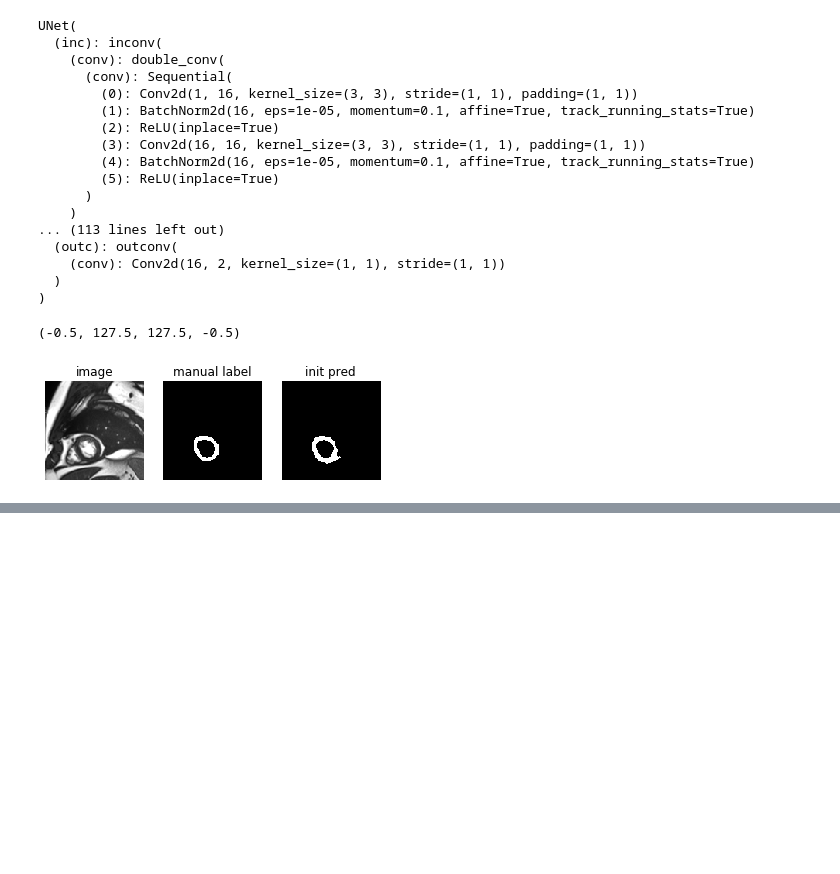
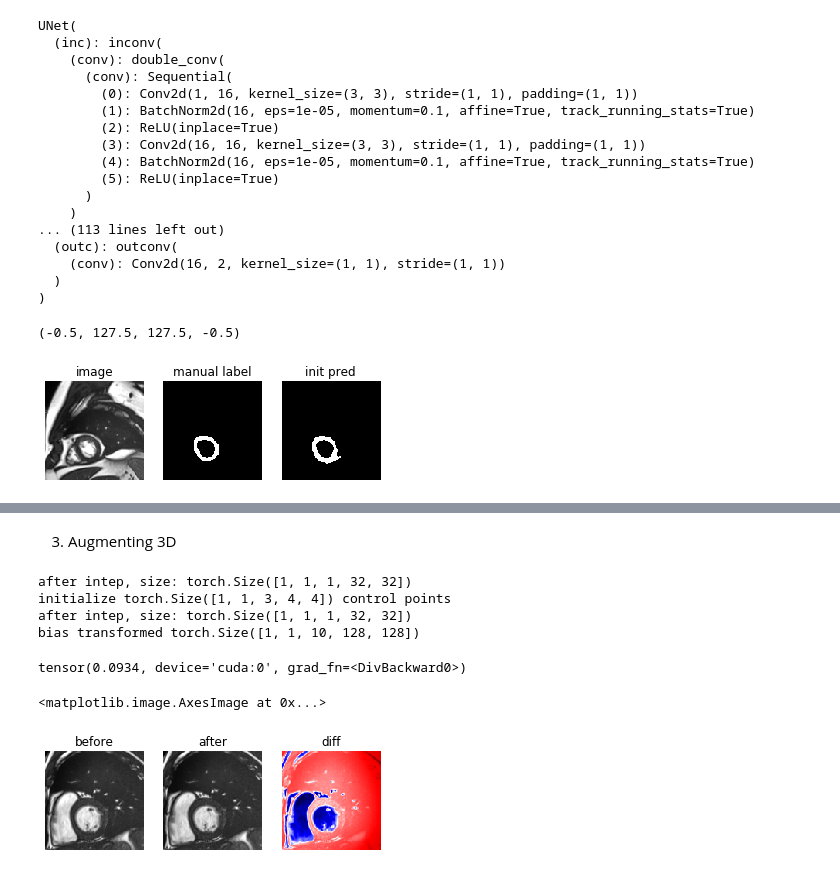
Before and after one commit to cherise215/AdvBias, a Jupyter notebook: adv_bias_field_generation.ipynb, the cells around one changed output, grey strips where cells are left out. Cells and saved outputs as stored; diff of their text form; code cells hidden in the pictures; blank space fills up the shorter version.

```diff
--- a/adv_bias_field_generation.ipynb
+++ b/adv_bias_field_generation.ipynb
@@ -295,0 +324,20 @@ AttributeError: 'builtin_function_or_method' object has no attribute 'clone'
+# %%
+## test 3D bias field augmentation (under development)
+
+from adv_bias_3d import AdvBias3D
+
+image_tensor_5d = torch.from_numpy(cropped_images[np.newaxis,np.newaxis,:,:,:]).float() ## [bs,ch,d,h,w]
+if use_gpu:
+  image_tensor_5d = image_tensor_5d.to(torch.device('cuda'))
+image_tensor_5d.requires_grad=False
+print ('input:',image_tensor_5d.size())
+bias_field_augmentor3d= AdvBias3D(
+               config_dict= {'epsilon':0.9,
+                 'control_point_spacing':[16,16,16],
+                 'downscale':4, ## increase the downscale factor to save interpolation time
+                 'data_size':[*image_tensor_5d.size()],
+                 'interpolation_order':3,
+                 'init_mode':'gaussian',
+                 'space':'log'},
+        power_iteration=False,
+        debug=True,use_gpu=use_gpu)
@@ -295,0 +365,35 @@ AttributeError: 'builtin_function_or_method' object has no attribute 'clone'
+# %% [markdown]
+3. Augmenting 3D
+# %%
+image_tensor_5d = image_tensor_5d.to(torch.device('cuda'))
+bias_field_augmentor3d.init_parameters()
+augmented_image=bias_field_augmentor3d.forward(image_tensor_5d)
+# %% [output]
+after intep, size: torch.Size([1, 1, 1, 32, 32])
+initialize torch.Size([1, 1, 3, 4, 4]) control points
+after intep, size: torch.Size([1, 1, 1, 32, 32])
+bias transformed torch.Size([1, 1, 10, 128, 128])
+# %%
+## 3D visualization
+reg_loss
+# %% [output]
+tensor(0.0934, device='cuda:0', grad_fn=<DivBackward0>)
+# %%
+slice_id= 1
+image_numpy= image_tensor_5d.cpu().data.numpy()
+augmented_image_numpy= augmented_image.cpu().data.numpy()
+plt.subplot(131)
+plt.imshow(image_numpy[0,0,slice_id],cmap='gray')
+plt.axis('off')
+plt.title('before')
+plt.subplot(132)
+plt.axis('off')
+plt.title('after')
+plt.imshow(augmented_image_numpy[0,0,slice_id],cmap='gray')
+plt.subplot(133)
+plt.title('diff')
+plt.axis('off')
+plt.imshow(augmented_image_numpy[0,0,slice_id]-image_numpy[0,0,slice_id],cmap='seismic')
+# %% [output]
+<matplotlib.image.AxesImage at 0x...>
+[figure, added]
```
Also changed, not shown: parts of 19 cells of this notebook, 4 other files.
